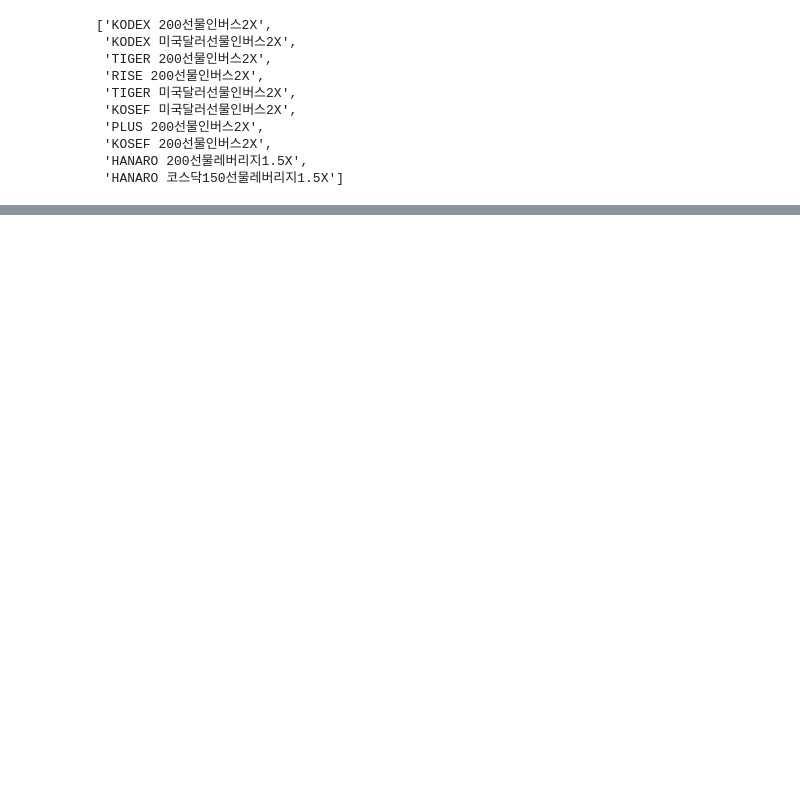
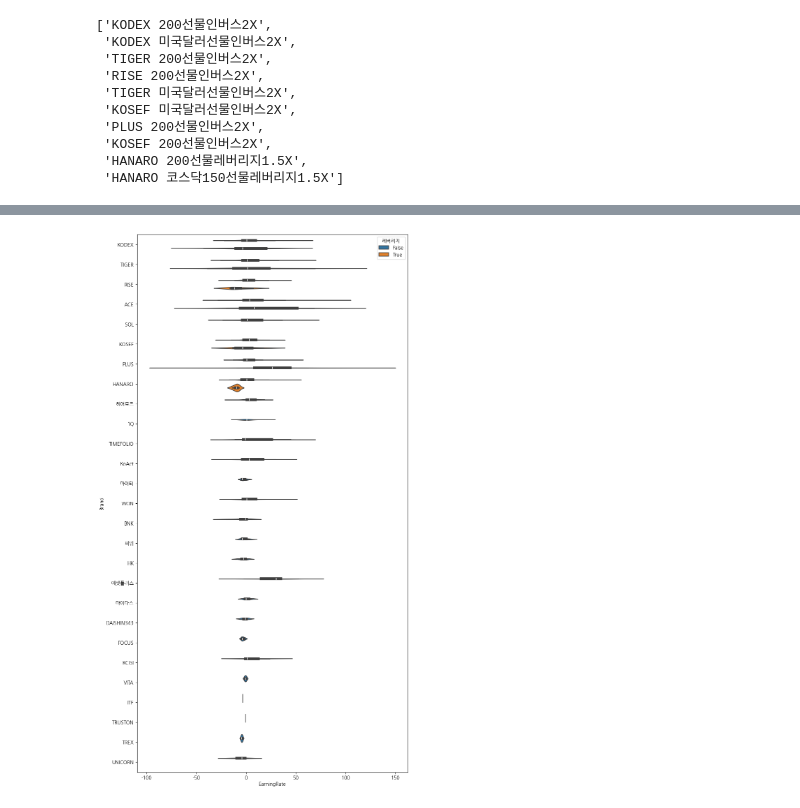
Before and after one commit to sang105kr/kdt_pythonstudy2, a Jupyter notebook: stock/stock_analysis_7(국내ETF시각화2).ipynb, the cells around one changed output, grey strips where cells are left out. Saved outputs shown, nothing was run; the diff lists cells and outputs as text; code cells hidden in the pictures; blank space fills up the shorter version.

```diff
--- a/stock/stock_analysis_7(국내ETF시각화2).ipynb
+++ b/stock/stock_analysis_7(국내ETF시각화2).ipynb
@@ -309,0 +331,7 @@ sns.boxplot(data=df_etfs, x='EarningRate', y='Brand', hue='레버리지')
+# %%
+# 브랜드별 레버리지별 3개월 수익률에 대한 violinplot 시각화
+plt.figure(figsize=(10,20))
+sns.violinplot(data=df_etfs, x='EarningRate', y='Brand',hue='레버리지')
+plt.show()
+# %% [output]
+[figure, added]
```
Also changed, not shown: parts of 39 cells of this notebook, 10 other files.
